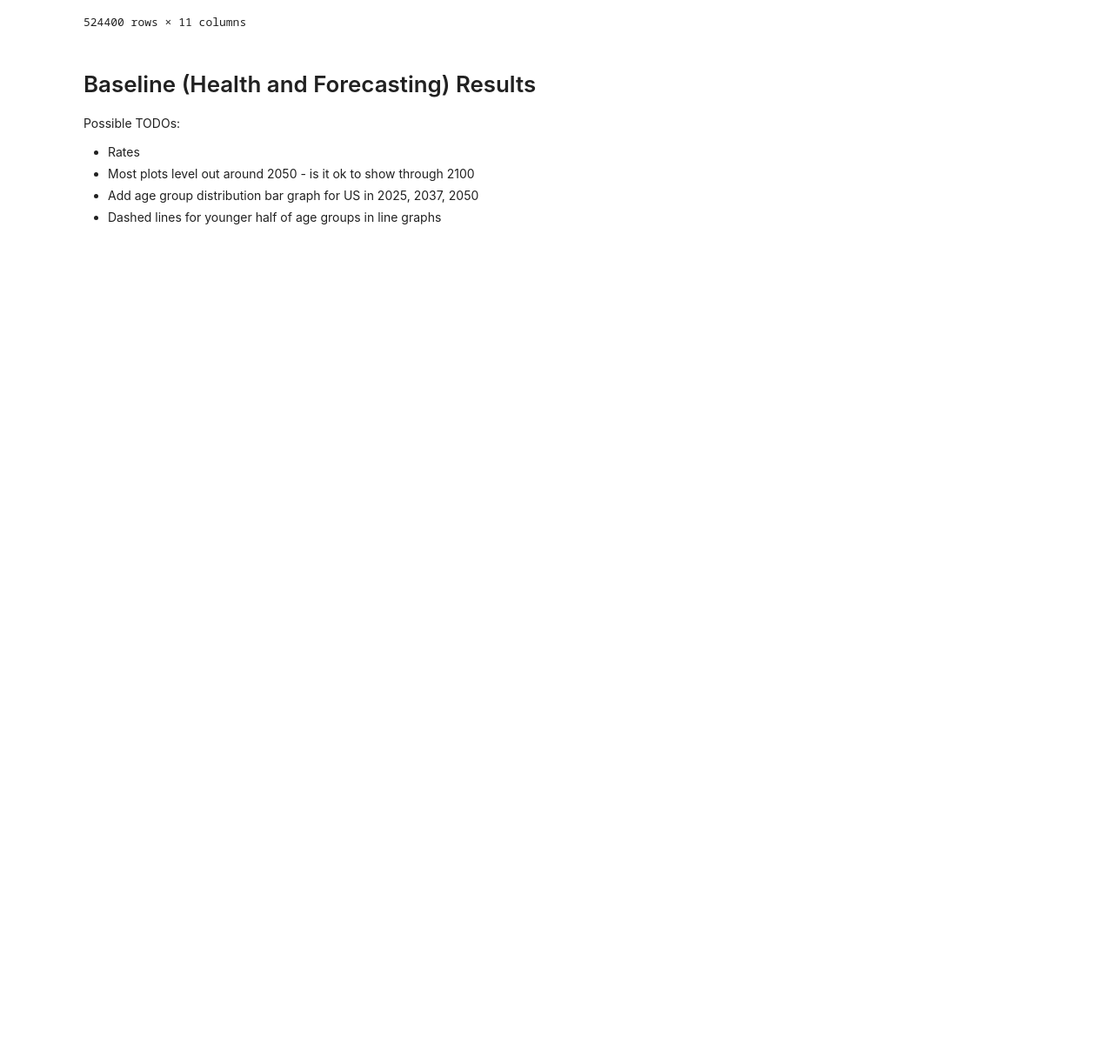
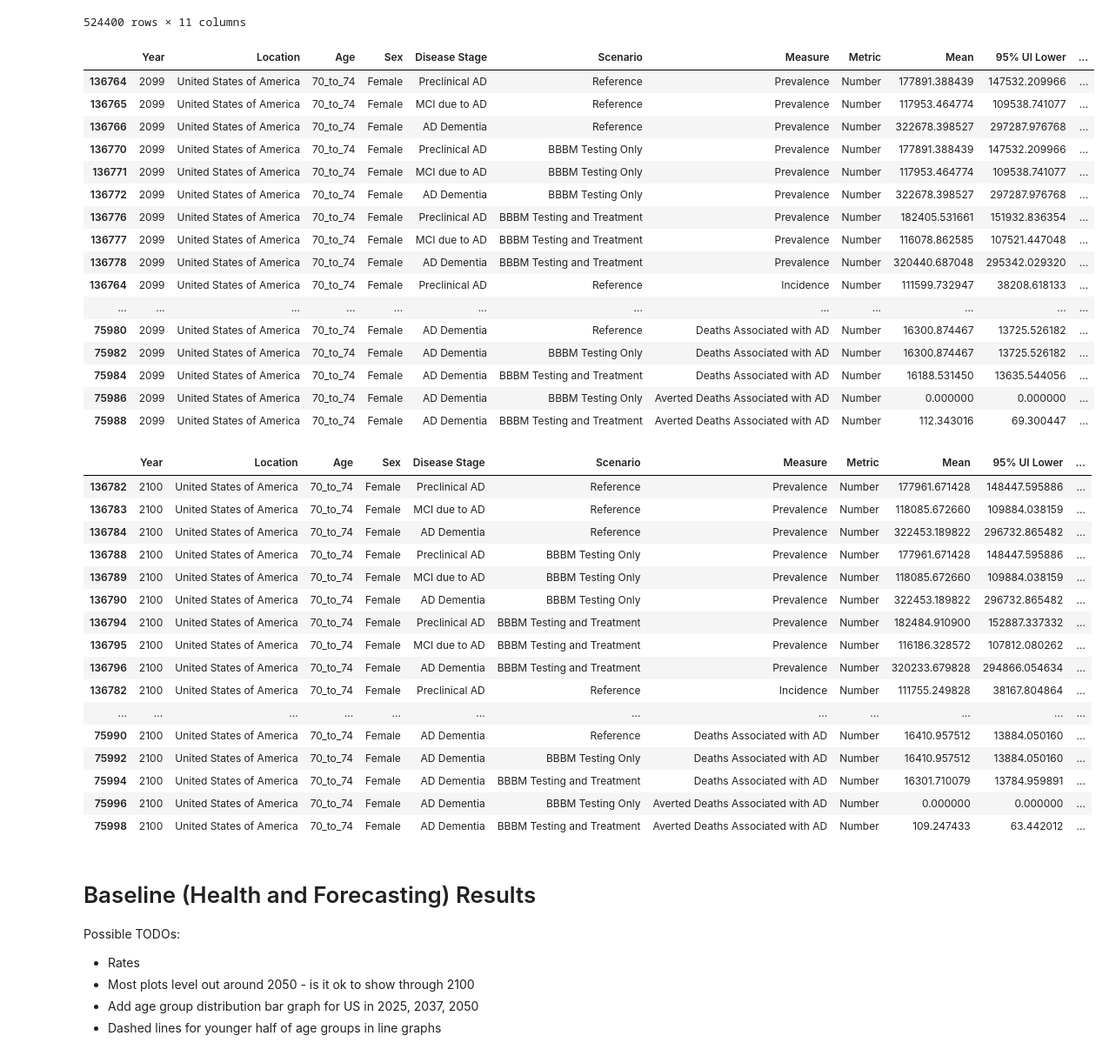
Before and after one commit to ihmeuw/vivarium_research_alzheimers, a Jupyter notebook: plots/plots_nov_11.ipynb, the cells around one changed output. Shown at 87% size. Saved outputs shown, nothing was run; the diff lists cells and outputs as text; code cells hidden in the pictures; blank space fills up the shorter version.

```diff
--- a/plots/plots_nov_11.ipynb
+++ b/plots/plots_nov_11.ipynb
@@ -39,6 +39,59 @@ res
 | 113998 | 2100 | United States of America | 95_plus | Female | AD Dementia | BBBM Testing and Treatment | Averted Deaths Associated with AD | Number | -81.315146 | -138.475470 | ... |
 | 113999 | 2100 | United States of America | 95_plus | Male | AD Dementia | BBBM Testing and Treatment | Averted Deaths Associated with AD | Number | -26.827874 | -46.417058 | ... |
 524400 rows × 11 columns
+# %%
+# Check 2099 vs 2100 data
+display(
+    res[
+        (res["Year"] == 2099)
+        & ((res["Age"] == "70_to_74") | (res["Age"] == "70_to_75"))
+        & (res["Location"] == "United States of America")
+        & (res["Sex"] == "Female")
+    ]
+)
+display(
+    res[
+        (res["Year"] == 2100)
+        & ((res["Age"] == "70_to_74") | (res["Age"] == "70_to_75"))
+        & (res["Location"] == "United States of America")
+        & (res["Sex"] == "Female")
+    ]
+)
+# %% [output]
+|  | Year | Location | Age | Sex | Disease Stage | Scenario | Measure | Metric | Mean | 95% UI Lower | ... |
+| 136764 | 2099 | United States of America | 70_to_74 | Female | Preclinical AD | Reference | Prevalence | Number | 177891.388439 | 147532.209966 | ... |
+| 136765 | 2099 | United States of America | 70_to_74 | Female | MCI due to AD | Reference | Prevalence | Number | 117953.464774 | 109538.741077 | ... |
+| 136766 | 2099 | United States of America | 70_to_74 | Female | AD Dementia | Reference | Prevalence | Number | 322678.398527 | 297287.976768 | ... |
+| 136770 | 2099 | United States of America | 70_to_74 | Female | Preclinical AD | BBBM Testing Only | Prevalence | Number | 177891.388439 | 147532.209966 | ... |
+| 136771 | 2099 | United States of America | 70_to_74 | Female | MCI due to AD | BBBM Testing Only | Prevalence | Number | 117953.464774 | 109538.741077 | ... |
+| 136772 | 2099 | United States of America | 70_to_74 | Female | AD Dementia | BBBM Testing Only | Prevalence | Number | 322678.398527 | 297287.976768 | ... |
+| 136776 | 2099 | United States of America | 70_to_74 | Female | Preclinical AD | BBBM Testing and Treatment | Prevalence | Number | 182405.531661 | 151932.836354 | ... |
+| 136777 | 2099 | United States of America | 70_to_74 | Female | MCI due to AD | BBBM Testing and Treatment | Prevalence | Number | 116078.862585 | 107521.447048 | ... |
+| 136778 | 2099 | United States of America | 70_to_74 | Female | AD Dementia | BBBM Testing and Treatment | Prevalence | Number | 320440.687048 | 295342.029320 | ... |
+| 136764 | 2099 | United States of America | 70_to_74 | Female | Preclinical AD | Reference | Incidence | Number | 111599.732947 | 38208.618133 | ... |
+| ... | ... | ... | ... | ... | ... | ... | ... | ... | ... | ... | ... |
+| 75980 | 2099 | United States of America | 70_to_74 | Female | AD Dementia | Reference | Deaths Associated with AD | Number | 16300.874467 | 13725.526182 | ... |
+| 75982 | 2099 | United States of America | 70_to_74 | Female | AD Dementia | BBBM Testing Only | Deaths Associated with AD | Number | 16300.874467 | 13725.526182 | ... |
+| 75984 | 2099 | United States of America | 70_to_74 | Female | AD Dementia | BBBM Testing and Treatment | Deaths Associated with AD | Number | 16188.531450 | 13635.544056 | ... |
+| 75986 | 2099 | United States of America | 70_to_74 | Female | AD Dementia | BBBM Testing Only | Averted Deaths Associated with AD | Number | 0.000000 | 0.000000 | ... |
+| 75988 | 2099 | United States of America | 70_to_74 | Female | AD Dementia | BBBM Testing and Treatment | Averted Deaths Associated with AD | Number | 112.343016 | 69.300447 | ... |
+|  | Year | Location | Age | Sex | Disease Stage | Scenario | Measure | Metric | Mean | 95% UI Lower | ... |
+| 136782 | 2100 | United States of America | 70_to_74 | Female | Preclinical AD | Reference | Prevalence | Number | 177961.671428 | 148447.595886 | ... |
+| 136783 | 2100 | United States of America | 70_to_74 | Female | MCI due to AD | Reference | Prevalence | Number | 118085.672660 | 109884.038159 | ... |
+| 136784 | 2100 | United States of America | 70_to_74 | Female | AD Dementia | Reference | Prevalence | Number | 322453.189822 | 296732.865482 | ... |
+| 136788 | 2100 | United States of America | 70_to_74 | Female | Preclinical AD | BBBM Testing Only | Prevalence | Number | 177961.671428 | 148447.595886 | ... |
+| 136789 | 2100 | United States of America | 70_to_74 | Female | MCI due to AD | BBBM Testing Only | Prevalence | Number | 118085.672660 | 109884.038159 | ... |
+| 136790 | 2100 | United States of America | 70_to_74 | Female | AD Dementia | BBBM Testing Only | Prevalence | Number | 322453.189822 | 296732.865482 | ... |
+| 136794 | 2100 | United States of America | 70_to_74 | Female | Preclinical AD | BBBM Testing and Treatment | Prevalence | Number | 182484.910900 | 152887.337332 | ... |
+| 136795 | 2100 | United States of America | 70_to_74 | Female | MCI due to AD | BBBM Testing and Treatment | Prevalence | Number | 116186.328572 | 107812.080262 | ... |
+| 136796 | 2100 | United States of America | 70_to_74 | Female | AD Dementia | BBBM Testing and Treatment | Prevalence | Number | 320233.679828 | 294866.054634 | ... |
+| 136782 | 2100 | United States of America | 70_to_74 | Female | Preclinical AD | Reference | Incidence | Number | 111755.249828 | 38167.804864 | ... |
+| ... | ... | ... | ... | ... | ... | ... | ... | ... | ... | ... | ... |
+| 75990 | 2100 | United States of America | 70_to_74 | Female | AD Dementia | Reference | Deaths Associated with AD | Number | 16410.957512 | 13884.050160 | ... |
+| 75992 | 2100 | United States of America | 70_to_74 | Female | AD Dementia | BBBM Testing Only | Deaths Associated with AD | Number | 16410.957512 | 13884.050160 | ... |
+| 75994 | 2100 | United States of America | 70_to_74 | Female | AD Dementia | BBBM Testing and Treatment | Deaths Associated with AD | Number | 16301.710079 | 13784.959891 | ... |
+| 75996 | 2100 | United States of America | 70_to_74 | Female | AD Dementia | BBBM Testing Only | Averted Deaths Associated with AD | Number | 0.000000 | 0.000000 | ... |
+| 75998 | 2100 | United States of America | 70_to_74 | Female | AD Dementia | BBBM Testing and Treatment | Averted Deaths Associated with AD | Number | 109.247433 | 63.442012 | ... |
 # %%
 def filter_results(
     df,
```
Also changed, not shown: parts of 2 cells of this notebook.
